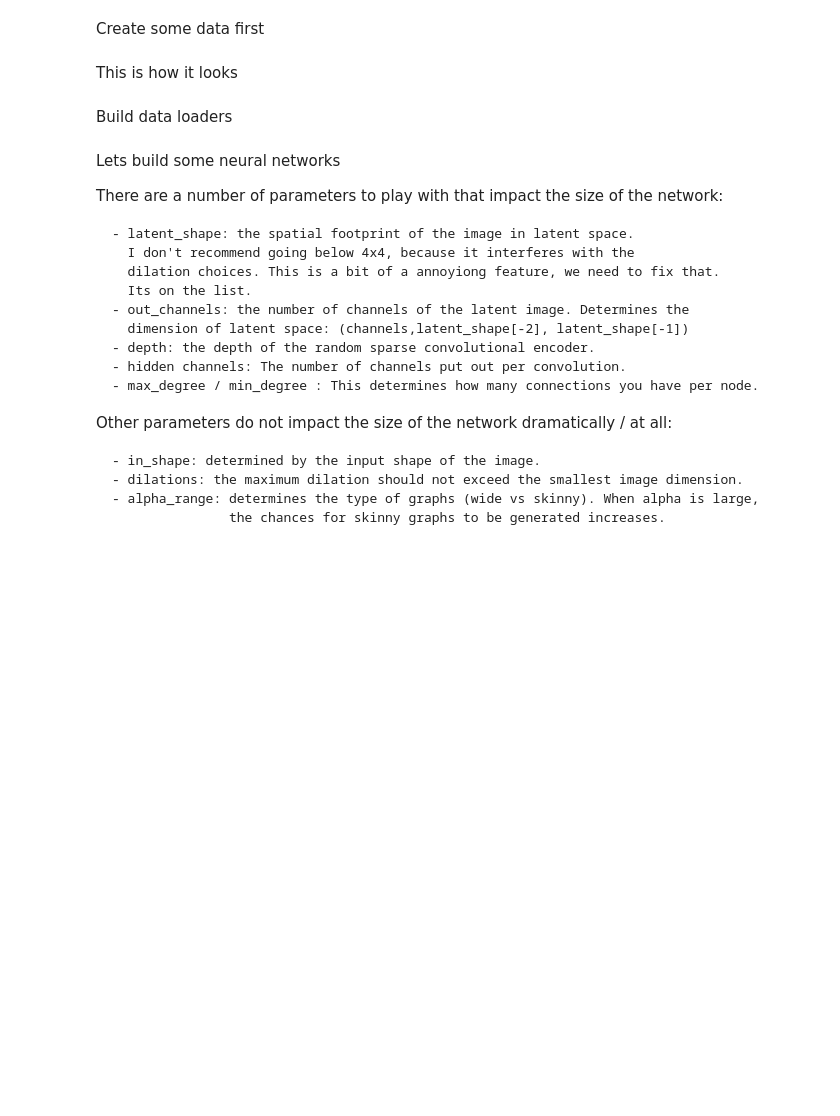
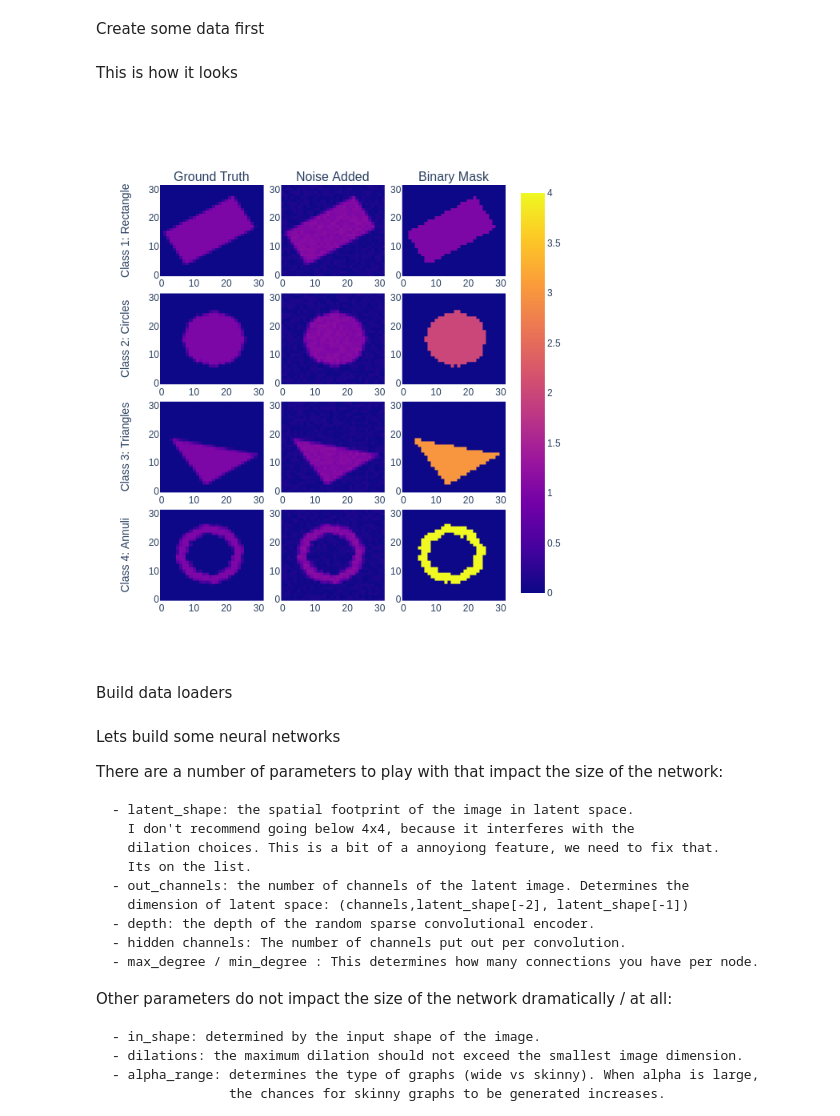
Before and after one commit to phzwart/dlsia, a Jupyter notebook: dlsia/tutorials/tutorial_ensemble_labeling.ipynb, the cells around one changed output. Saved outputs shown, nothing was run; the diff lists cells and outputs as text; code cells hidden in the pictures; blank space fills up the shorter version.

```diff
--- a/dlsia/tutorials/tutorial_ensemble_labeling.ipynb
+++ b/dlsia/tutorials/tutorial_ensemble_labeling.ipynb
@@ -42,7 +45,7 @@ N_train = 100
 N_labeled = 100
 
 N_test  = 5000
-noise_level = 0.005
+noise_level = 0.15
 Nxy = 32
 
 train_data = random_shapes.build_random_shape_set_numpy(n_imgs=N_train,
@@ -58,3 +59,13 @@ plots.plot_shapes_data_numpy(train_data)
+# %%
+# normally we would use interactive plot here via
+# plots.plot_shapes_data_numpy(train_data).show()
+# but they don't survive when displayed in github, so
+# we make it a static plot instead.
+tmp = plots.plot_shapes_data_numpy(train_data)
+tmp = tmp.to_image(format="png", scale=1.0)
+Image(tmp)
+# %% [output]
+[figure, added]
 # %% [markdown]
 Build data loaders
 # %%
```
Also changed, not shown: parts of 10 cells of this notebook.
